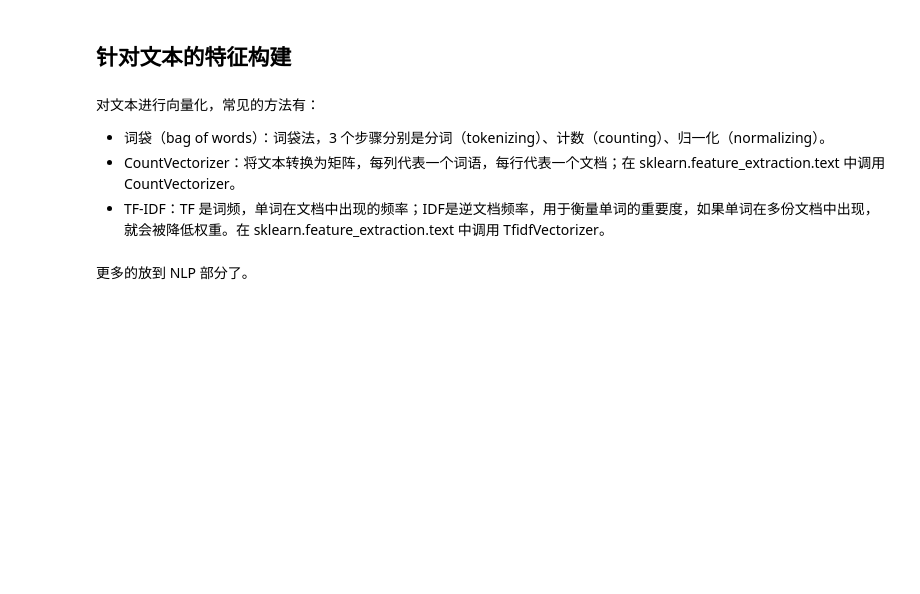
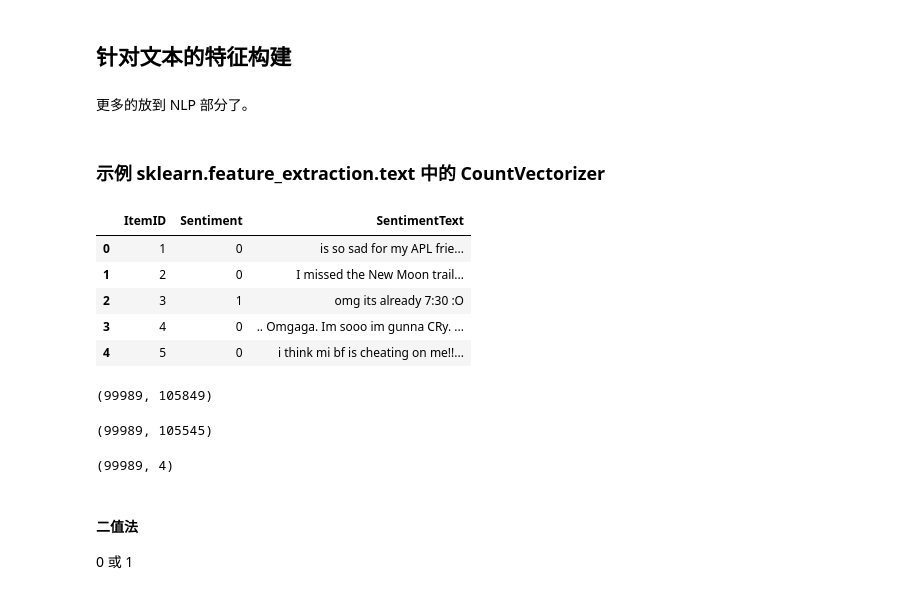
Before and after one commit to goozp/DataScience-Notes, a Jupyter notebook: feature/feature_construction.ipynb, the cells around one changed output. Saved outputs shown, nothing was run; the diff lists cells and outputs as text; code cells hidden in the pictures; blank space fills up the shorter version.

```diff
--- a/feature/feature_construction.ipynb
+++ b/feature/feature_construction.ipynb
@@ -316,10 +316,17 @@ print(grid.best_score_, grid.best_params_)
 0.7211894080651812 {'classify__n_neighbors': 5, 'poly_features__degree': 2, 'poly_features__interaction_only': True}
 # %% [markdown]
 ## 针对文本的特征构建
-# %% [markdown]
-对文本进行向量化，常见的方法有：
-- 词袋（bag of words）：词袋法，3 个步骤分别是分词（tokenizing）、计数（counting）、归一化（normalizing）。
-- CountVectorizer：将文本转换为矩阵，每列代表一个词语，每行代表一个文档；在 sklearn.feature_extraction.text 中调用 CountVectorizer。
-- TF-IDF：TF 是词频，单词在文档中出现的频率；IDF是逆文档频率，用于衡量单词的重要度，如果单词在多份文档中出现，就会被降低权重。在 sklearn.feature_extraction.text 中调用 TfidfVectorizer。
 # %% [markdown]
 更多的放到 NLP 部分了。
+# %% [markdown]
+### 示例 sklearn.feature_extraction.text 中的 CountVectorizer
+# %%
+tweets = pd.read_csv('./data/twitter_sentiment.csv', encoding='latin1')
+tweets.head()
+# %% [output]
+|  | ItemID | Sentiment | SentimentText |
+| 0 | 1 | 0 | is so sad for my APL frie... |
+| 1 | 2 | 0 | I missed the New Moon trail... |
+| 2 | 3 | 1 | omg its already 7:30 :O |
+| 3 | 4 | 0 | .. Omgaga. Im sooo im gunna CRy. ... |
+| 4 | 5 | 0 | i think mi bf is cheating on me!!... |
@@ -325,0 +336,25 @@ print(grid.best_score_, grid.best_params_)
+# %%
+from sklearn.feature_extraction.text import CountVectorizer
+
+vect = CountVectorizer()
+data = vect.fit_transform(X)
+print(data.shape)
+# %% [output]
+(99989, 105849)
+# %%
+# 删除英语停用词（if、a、the, 等等）
+vect = CountVectorizer(stop_words='english')
+data = vect.fit_transform(X)
+print(data.shape)
+# %% [output]
+(99989, 105545)
+# %%
+vect = CountVectorizer(stop_words='english', min_df=.05)  # 只保留至少在5%文档中出现的单词
+data = vect.fit_transform(X)
+print(data.shape)
+# %% [output]
+(99989, 4)
+# %% [markdown]
+#### 二值法
+
+0 或 1
```
Also changed, not shown: parts of 6 cells of this notebook, 3 other files.
